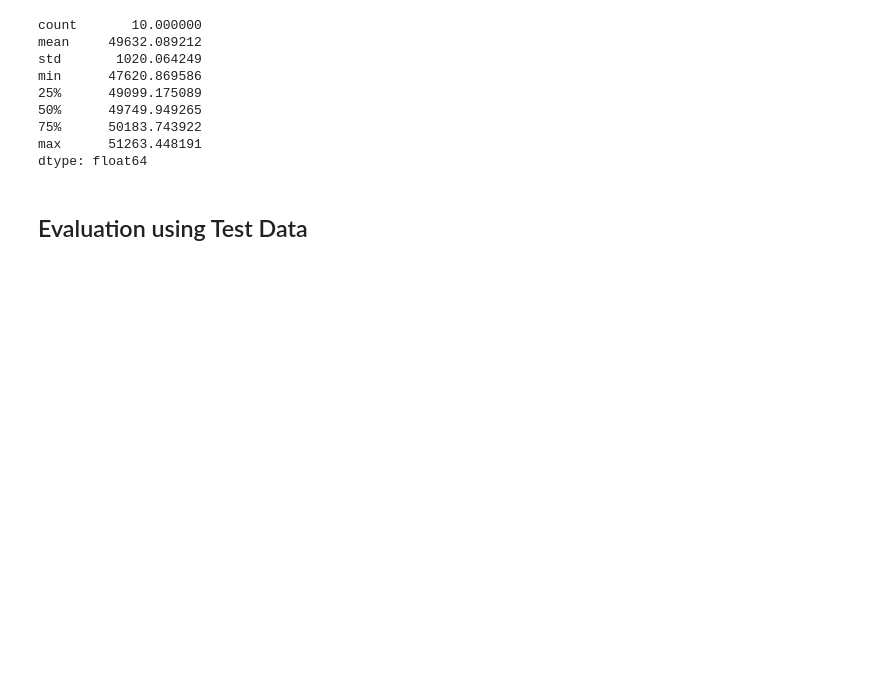
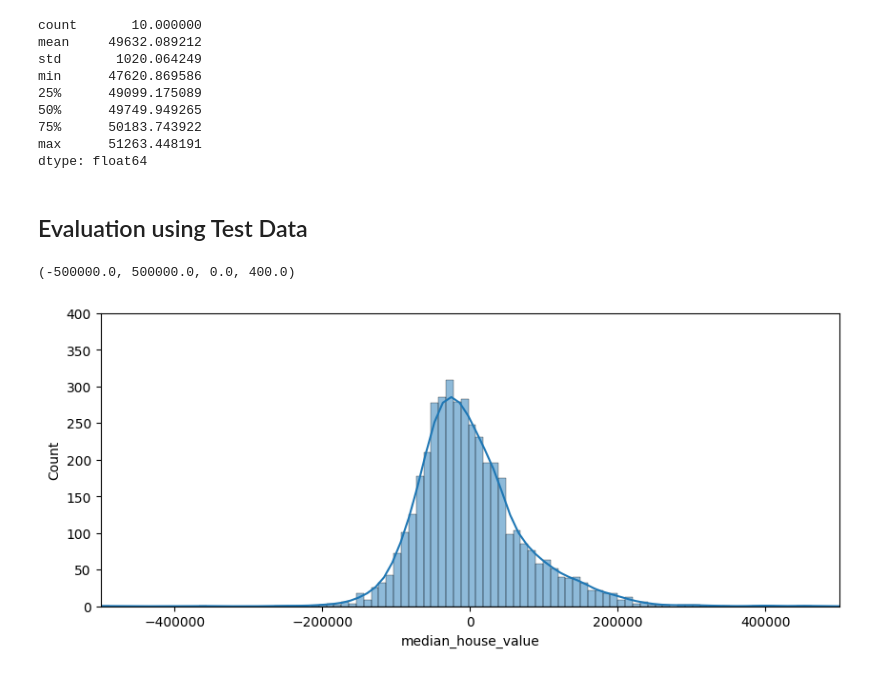
Before and after one commit to MapsaBootCamp/ML-Basic1, a Jupyter notebook: Regression/regression.ipynb, the cells around one changed output. Saved outputs shown, nothing was run; the diff lists cells and outputs as text; code cells hidden in the pictures; blank space fills up the shorter version.

```diff
--- a/Regression/regression.ipynb
+++ b/Regression/regression.ipynb
@@ -594,6 +693,13 @@ X_test = strat_test_set.drop("median_house_value", axis=1)
 y_test = strat_test_set["median_house_value"].copy()
 # %%
 y_predict = lin_reg.predict(X_test)
+# %%
+plt.figure(figsize=(10, 4))
+sns.histplot(y_test - y_predict, kde=True)
+plt.axis([-5e5, 5e5, 0, 400])
+# %% [output]
+(-500000.0, 500000.0, 0.0, 400.0)
+[figure, added]
 # %%
 r2_score(y_test, y_predict)
 # %% [output]
```
Also changed, not shown: parts of 23 cells of this notebook, 4 other files.
